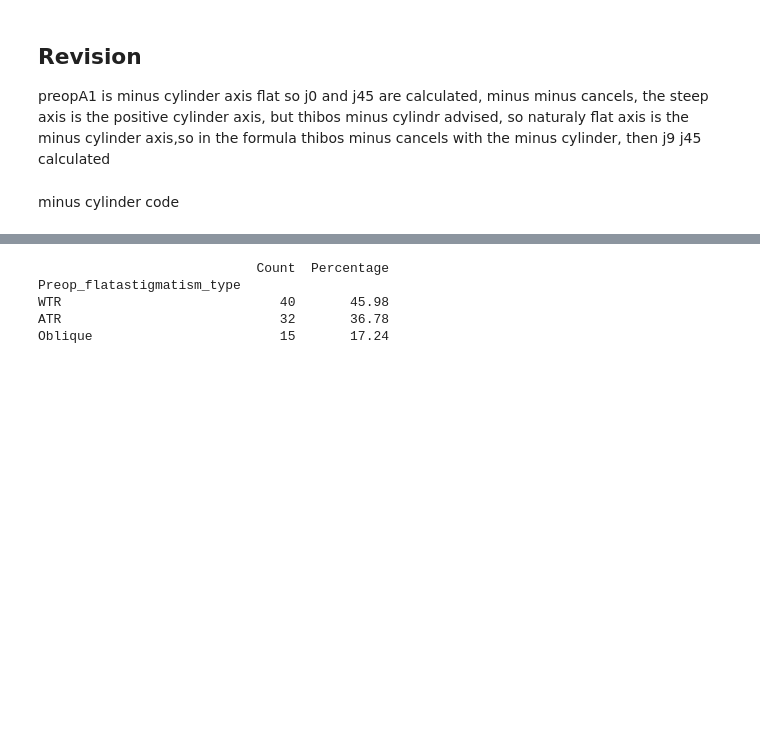
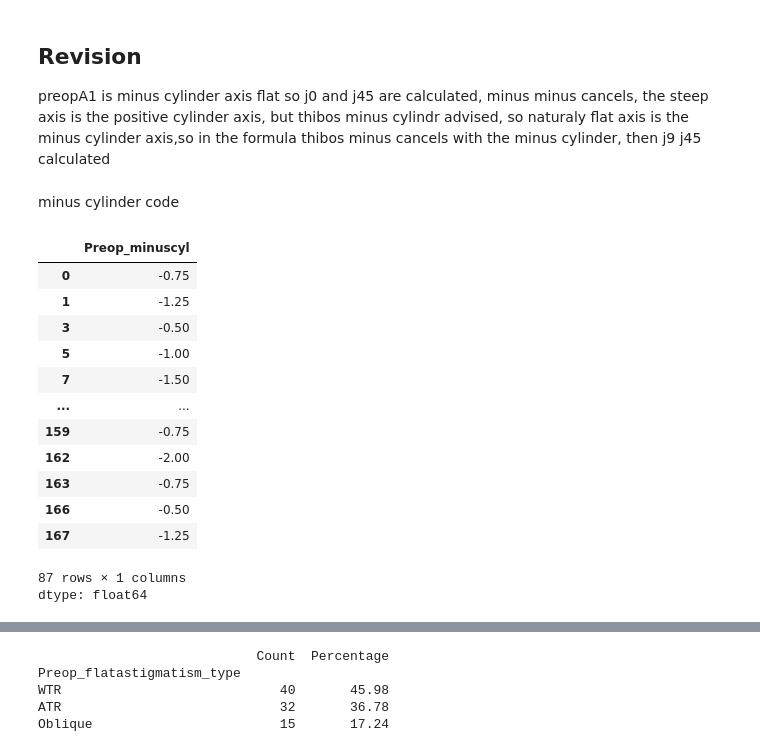
Before and after one commit to krishnacharyaprabhakar-lgtm/AI-Ophthalmology-Dashboard, a Jupyter notebook: pva_study_Egypt_30_8_26.ipynb, the cells around one changed output, grey strips where cells are left out. Cells and saved outputs as stored; diff of their text form; code cells hidden in the pictures; blank space fills up the shorter version.

```diff
--- a/pva_study_Egypt_30_8_26.ipynb
+++ b/pva_study_Egypt_30_8_26.ipynb
@@ -527,3 +527,20 @@ sorted_data['Preop_J'] = np.sqrt(
 minus cylinder code
 # %%
 sorted_data['Preop_minuscyl'] = sorted_data['PreopR1'] - sorted_data['PreopR2']
+# %%
+sorted_data['Preop_minuscyl']
+# %% [output]
+|  | Preop_minuscyl |
+| 0 | -0.75 |
+| 1 | -1.25 |
+| 3 | -0.50 |
+| 5 | -1.00 |
+| 7 | -1.50 |
+| ... | ... |
+| 159 | -0.75 |
+| 162 | -2.00 |
+| 163 | -0.75 |
+| 166 | -0.50 |
+| 167 | -1.25 |
+87 rows × 1 columns
+dtype: float64
```
Also changed, not shown: parts of 1 cell of this notebook.
